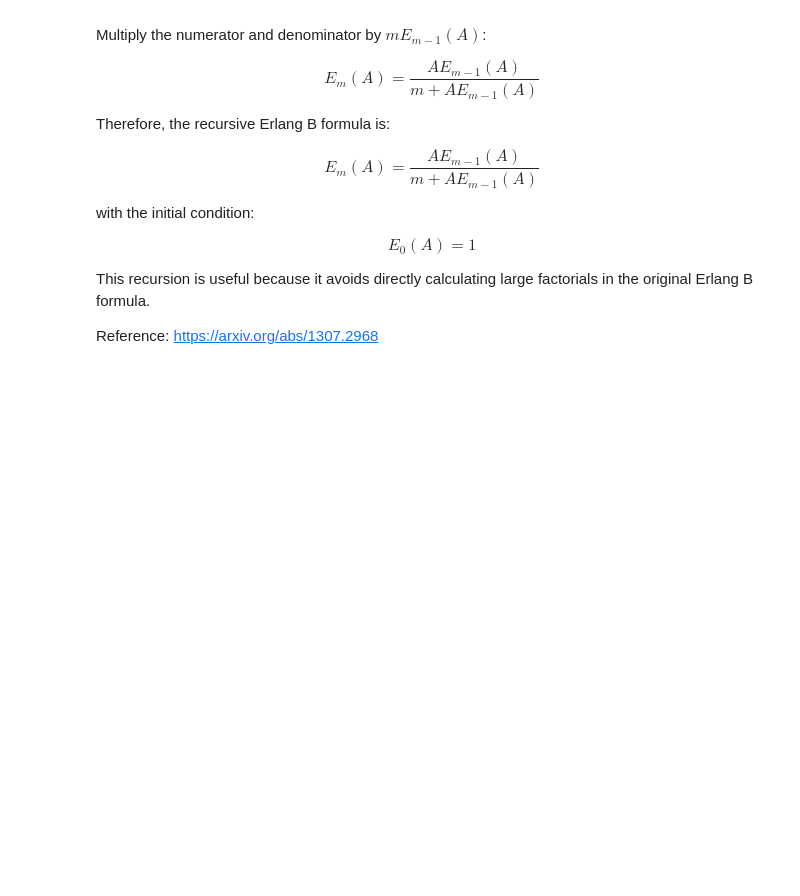
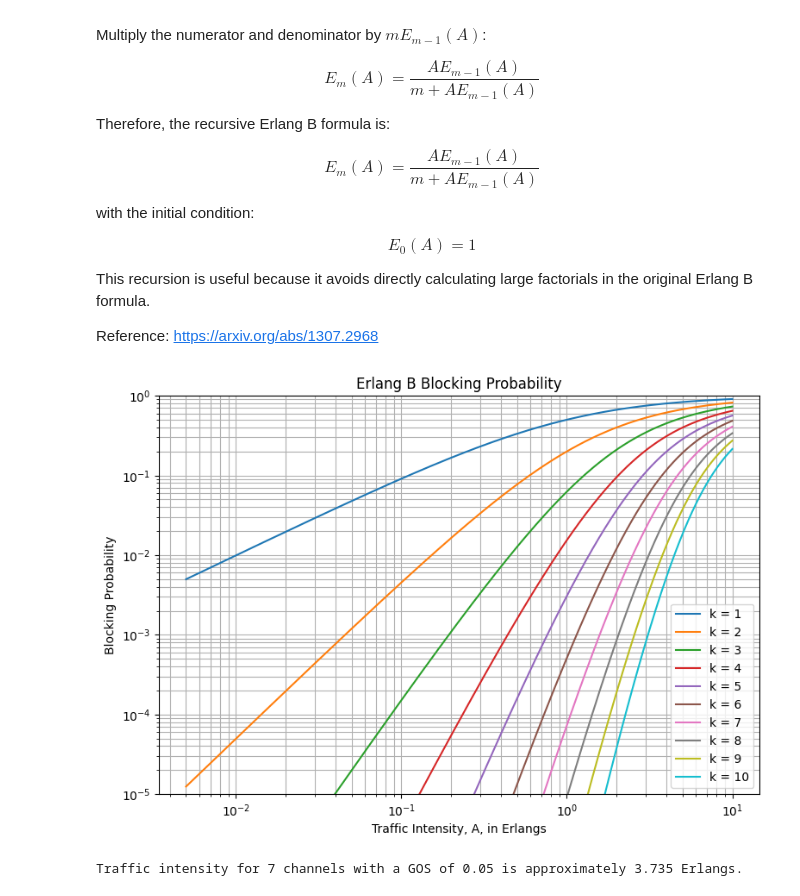
Before and after one commit to cpas0004/Monash2026, a Jupyter notebook: ECE4045/Labs/Lab 6/Lab 6 Queuing Models_Moodle_2026.ipynb, the cells around one changed output. Drawn from its saved outputs; the diff is of its cells as text; code cells hidden in the pictures; blank space fills up the shorter version.

```diff
--- a/ECE4045/Labs/Lab 6/Lab 6 Queuing Models_Moodle_2026.ipynb
+++ b/ECE4045/Labs/Lab 6/Lab 6 Queuing Models_Moodle_2026.ipynb
@@ -626,19 +666,19 @@ import matplotlib.pyplot as plt
 
 # Create an array of traffic intensity values from 0.005 to 10.
 # Use np.arange(start, stop, step).
-A_values = ______________________
+A_values = np.arange(0.005, 10.005, 0.005)
 
 
 
 # Create an array for the number of channels from 1 to 10.
 # Hint: use np.arange(1, 11)
-k_vec = ______________________
+k_vec = np.arange(1, 11)
 
 
 # Create a 2D array of zeros to store Erlang B blocking probabilities.
 # The number of rows should match len(A_values).
 # The number of columns should match len(k_vec).
-Ek_values = ______________________
+Ek_values = np.zeros((len(A_values), len(k_vec)))
 
 
 # ---------------------------------------------------------
@@ -659,7 +699,13 @@ def erlang_B(A, k, Em):
     #
     # E_k = (A * E_{k-1}) / (k + A * E_{k-1})
     #
-    return ______________________
+
+    if k == 0:
+        return 1.0  # E_0 is defined to be 1
+    else:
+        return (A * erlang_B(A, k - 1, Em)) / (k + A * erlang_B(A, k - 1, Em))
+
+    # return (A * Em) / (k + A * Em)
 
 
 # ---------------------------------------------------------
@@ -667,21 +713,19 @@ def erlang_B(A, k, Em):
 # ---------------------------------------------------------
 
 for i, A in enumerate(A_values):
-
-
     # Initialise Em to 1 before calculating blocking probabilities
     # for each value of k.
-    Em = ______________________
+    Em = 1.0
 
     for k_loop, k in enumerate(k_vec):
 
 
         # Update Em using the erlang_B function.
-        Em = ______________________
+        Em = erlang_B(A, k, Em)
 
 
         # Store the calculated value in Ek_values.
-        Ek_values[______________________, ______________________] = ______________________
+        Ek_values[i, k_loop] = Em
 
 
 # ---------------------------------------------------------
@@ -695,11 +739,7 @@ for pt in range(len(k_vec)):
 
     # Plot blocking probability versus traffic intensity on a log-log scale.
     # Hint: use plt.loglog(x_values, y_values, label=...)
-    plt.loglog(
-        ______________________,
-        ______________________,
-        label=f'k = {k_vec[pt]}'
-    )
+    plt.loglog(A_values, Ek_values[:, pt], label=f'k = {k_vec[pt]}')
 
 
 plt.xlabel('Traffic Intensity, A, in Erlangs')
@@ -717,42 +757,44 @@ plt.show()
 
 #enter the number of channels.
 
-C = ______________________
+C = 7
 
 
 #  enter the blocking probability threshold.
 # Convert the input to a float.
-P_B = ______________________
-
+P_B = 0.05
 
 # Convert the channel number C into the correct column index.
 # Remember: Python indexing starts from 0.
-column_index = ______________________
+column_index = C - 1
 
 
 
 # Find all values of A where the blocking probability is less than
 # or equal to the threshold P_B.
 # Hint: use np.where(Ek_values[:, column_index] <= P_B)[0]
-valid_indices = ______________________
+valid_indices = np.where(Ek_values[:, column_index] <= P_B)[0]
 
 
 
 # Check whether any valid traffic intensity values were found. YUse this code for answering the question.
-if ______________________:
+if len(valid_indices) == 0:
     print(f'No traffic intensity in the tested range satisfies P_B <= {P_B} for k = {C}.')
 
 else:
 
     # Select the largest valid index.
-    Indx = ______________________
+    Indx = valid_indices[-1]
 
 
     # Print the maximum supported traffic intensity.
     print(
         f'Traffic intensity for {C} channels with a GOS of {P_B} '
-        f'is approximately {______________________:.3f} Erlangs.'
+        f'is approximately {A_values[Indx]:.3f} Erlangs.'
     )
+# %% [output]
+[figure, added]
+Traffic intensity for 7 channels with a GOS of 0.05 is approximately 3.735 Erlangs.
 # %% [markdown]
 ### Exercise 4: Erlang B and Erlang C for Large Traffic Loads
 
```
Also changed, not shown: parts of 8 cells of this notebook, 1 other file.
